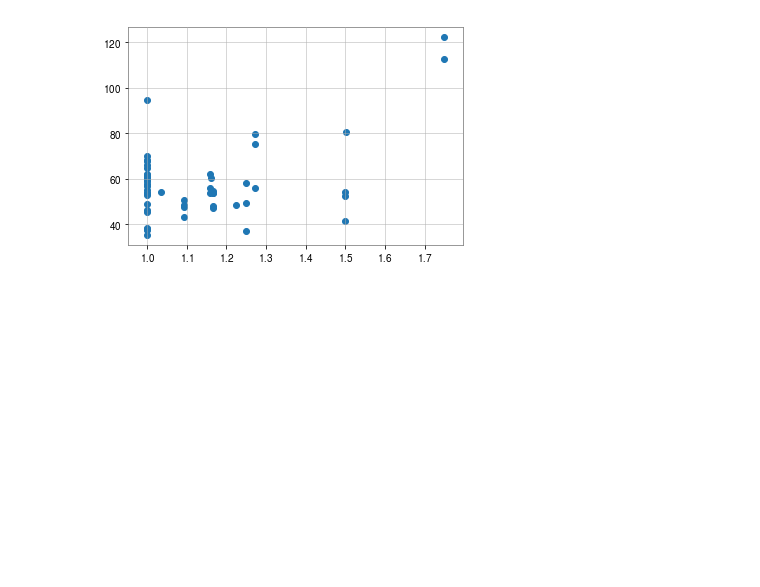
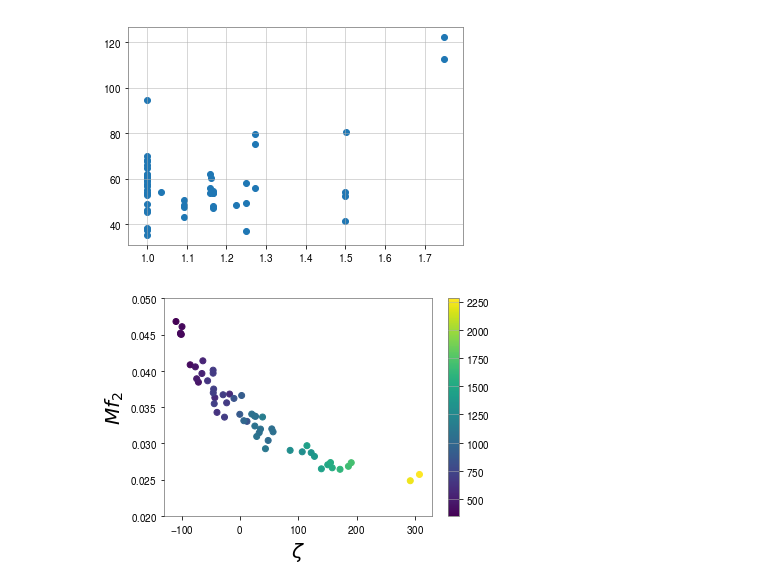
Before and after one commit to johnkou97/model, a Jupyter notebook: Results.ipynb, the cells around one changed output. Saved outputs shown, nothing was run; the diff lists cells and outputs as text; code cells hidden in the pictures; blank space fills up the shorter version.

```diff
--- a/Results.ipynb
+++ b/Results.ipynb
@@ -25,6 +25,9 @@ lamda=np.load('lamda.npy')
 q=np.load('q.npy')
 rhM=np.load('rhM.npy')
 dtM=np.load('dtM.npy')
+freq=np.load('freq.npy')
+zeta=np.load('zeta.npy')
+mas=np.load('mas.npy')
 # %%
 fig1=plt.figure()
 plt.scatter(lamda,dtM,c=q)
@@ -67,3 +68,14 @@ plt.scatter(q,dtM)
 # %% [output]
 <matplotlib.collections.PathCollection at 0x...>
 [figure]
+# %%
+plt.scatter(zeta,mas*freq,c=lamda)
+plt.colorbar()
+plt.xlabel(r'$\zeta$',fontsize=20)
+plt.ylabel(r'$Mf_2$',fontsize=20)
+plt.ylim(0.02,0.05)
+#plt.title("",fontsize=20)
+plt.grid(False)
+plt.show()
+# %% [output]
+[figure, added]
```
Also changed, not shown: parts of 1 cell of this notebook, 5 other files.
